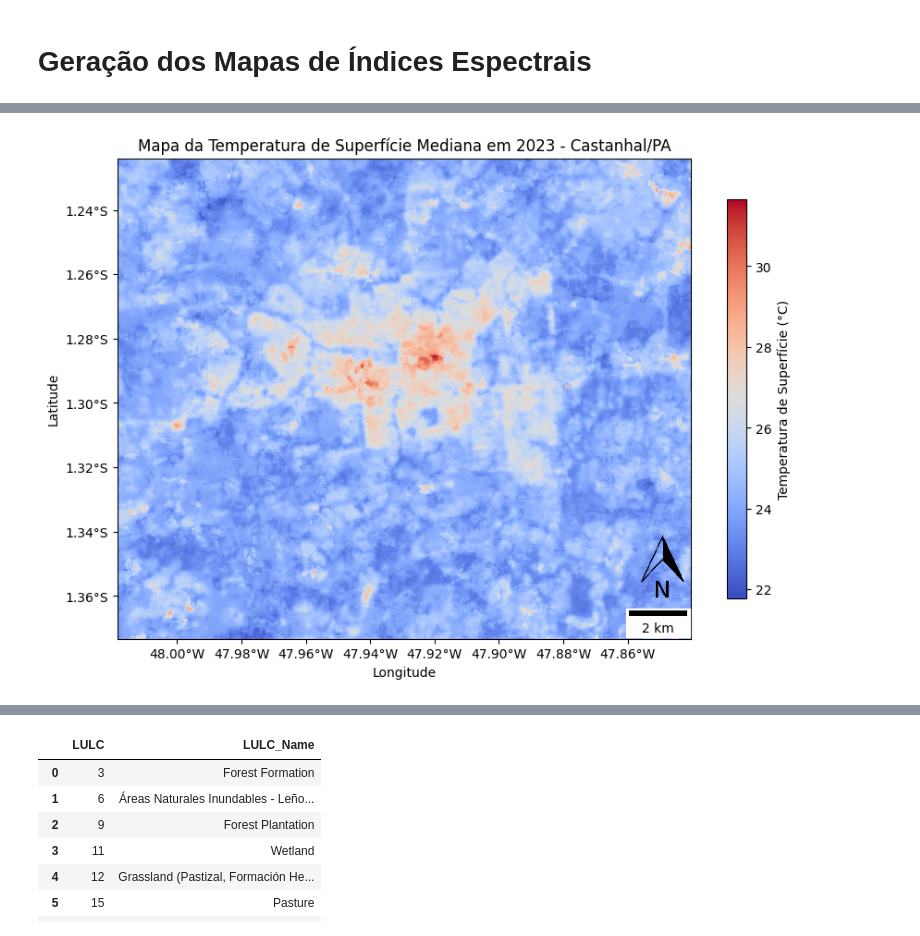
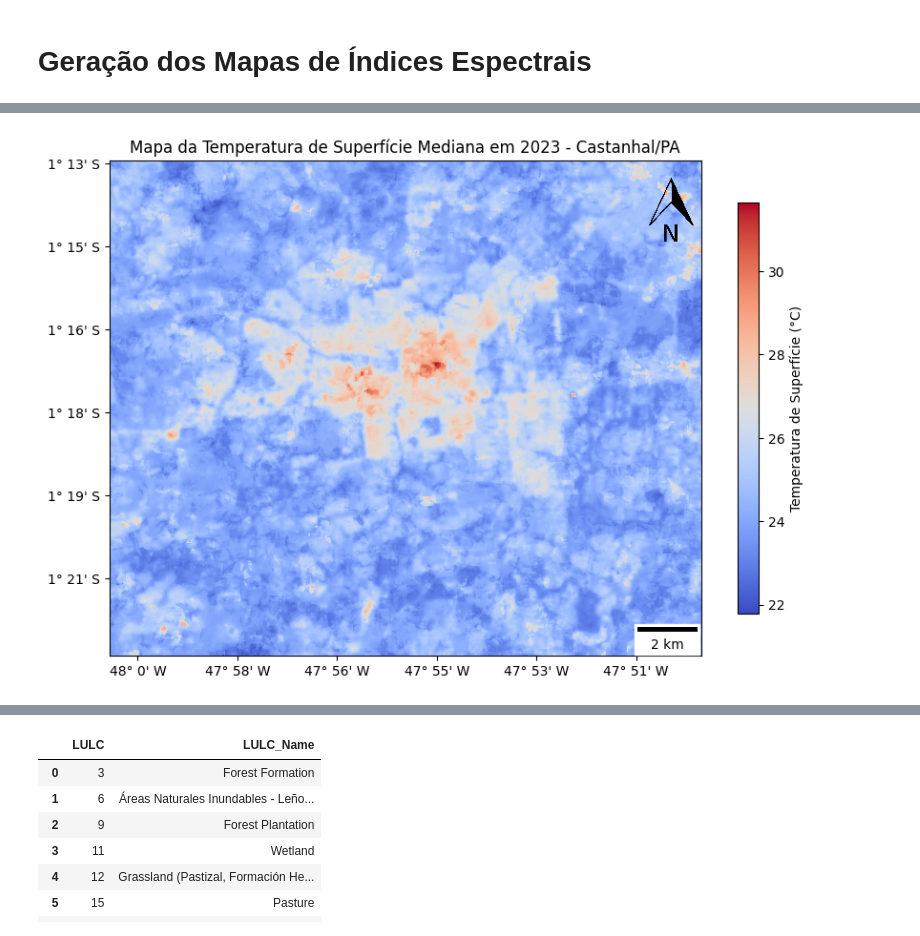
Before and after one commit to PHVGuimaraes-dev/RS_UHI_2023_Castanhal-PA, a Jupyter notebook: UHI_Castanhal_SBSR2025.ipynb, the cells around one changed output, grey strips where cells are left out. Saved outputs shown, nothing was run; the diff lists cells and outputs as text; code cells hidden in the pictures.

```diff
--- a/UHI_Castanhal_SBSR2025.ipynb
+++ b/UHI_Castanhal_SBSR2025.ipynb
@@ -51,3 +46,6 @@ metadata_file_path = os.path.join(dir_img, 'mtl_2023.json')
+# %%
+# Coordenadas delimitando a região de interesse
+cast_shp = [[-48.0185, -1.3733], [-48.0185, -1.2243], [-47.8405, -1.2243], [-47.8405, -1.3733]]
 # %% [markdown]
 # Obtenção de Imagem Mediana de 2023 do Landsat-8 na área de interesse pelo Google Earth Engine
 # %%
@@ -71,10 +60,5 @@ roi = ee.Geometry(geojson)
 # %%
-# ROI - Quadrado Urbano
-cast = [[-48.0185, -1.3733], [-48.0185, -1.2243], [-47.8405, -1.2243], [-47.8405, -1.3733]]
-# [[-48.07, -1.33], [-48.07, -1.25], [-47.87, -1.25], [-47.87, -1.33]]
-cast_bbox = (-48.0185,-1.3733,-47.8405,-1.2243)
-# (-48.07, -1.33, -47.87, -1.25)
-roi = ee.Geometry.Polygon(cast)
+roi = ee.Geometry.Polygon(cast_shp)
 # %%
 def maskL8sr(image):
 
@@ -170,9 +151,11 @@ with open(metadata_file_path, 'r') as file:
 # %%
 def spectral_indices_calculation(src, metadata):
 
+  # Geração dos Índices Espectrais a partir da imagem em Números Digitais (DN)
+
   toa_bands = {}
 
-  ## Conversão de Números Digitais (DN) para Refletância de Topo de Atmosfera
+  ## Conversão de DN para Refletância de Topo de Atmosfera - Bandas Opticas
 
   for i in range(1, 8):
         band_name = f'B{i}'
@@ -207,21 +190,17 @@ def spectral_indices_calculation(src, metadata):
 
   ## Temperatura de Brilho para Temperatura de Superfície (LST)
 
-  w = 11.5e-6 # Comprimento médio da Onda Termal (11.5 micrômetros)
+  w = 11.5e-6 # Comprimento médio da Onda Termal
   p = 1.438e-2 # Constante
   toa_bands['LST'] = (bt / (1 + w * bt * np.log(em) / p)) - 273.15
 
-  ## Outros Índices Espectrais
+  ## Índices Espectrais EVI e UI
 
   blue = toa_bands['B2']
-  green = toa_bands['B3']
-  swir1 = toa_bands['B6']
   swir2 = toa_bands['B7']
 
-  toa_bands['mNDWI'] = (green - nir) / (green + nir) # modified ND Water Index
-  toa_bands['EVI'] = 2.5*(nir - red) / (nir + 6*red - 7.5*blue + 1) # enhanced vegetation index
-  toa_bands['BI'] = ((swir1+red)-(nir+blue)) / ((swir1+red)+(nir+blue)) # bare soil index
-  toa_bands['UI'] = (swir2 - nir) / (swir2 + nir) # urban index
+  toa_bands['EVI'] = 2.5*(nir - red) / (nir + 6*red - 7.5*blue + 1)
+  toa_bands['UI'] = (swir2 - nir) / (swir2 + nir)
 
   return toa_bands
 # %%
@@ -331,32 +299,28 @@ plt.show()
 # %%
 plt.figure(figsize=(10, 8))
 img = plt.imshow(bands_2023['LST'], cmap='coolwarm', extent=extent, origin='upper')
 plt.colorbar(img, label='Temperatura de Superfície (°C)', shrink=0.7)
-plt.xlabel("Longitude")
-plt.ylabel("Latitude")
+#plt.xlabel("Longitude")
+#plt.ylabel("Latitude")
 
-# Apply the custom formatters to the axes
 plt.gca().xaxis.set_major_formatter(FuncFormatter(format_longitude))
 plt.gca().yaxis.set_major_formatter(FuncFormatter(format_latitude))
 
+plt.gca().xaxis.set_major_locator(MaxNLocator(6))
+plt.gca().yaxis.set_major_locator(MaxNLocator(6))
+
 # Add a scale bar using the calculated distance for one degree of longitude
-scalebar = ScaleBar(distance_meters, units="m", dimension="si-length", location='lower right')
 plt.gca().add_artist(scalebar)
-
-# Optional: add a textbox with image information
-#textstr = f"Resolution: {res[0]} x {res[1]} meters\nBand: {n_bands} bands\nCRS: {crs}"
-#props = dict(boxstyle='round', facecolor='white', alpha=0.8)
-#plt.gca().text(0.02, 0.98, textstr, transform=plt.gca().transAxes, fontsize=10, verticalalignment='top', bbox=props)
 
 # Seta Norte
 img = plt.imread(f"{dir_img}/north_arrow.png")
 imagebox = OffsetImage(img, zoom=0.020)
-ab = AnnotationBbox(imagebox, (0.95, 0.15), frameon=False, xycoords='axes fraction')
+ab = AnnotationBbox(imagebox, (0.95, 0.90), frameon=False, xycoords='axes fraction')
 plt.gca().add_artist(ab)
 
 # Display the plot
 plt.title("Mapa da Temperatura de Superfície Mediana em 2023 - Castanhal/PA")
 plt.savefig(f'{dir_img}/LST_Map_Median_2023_Cast-PA.jpeg', bbox_inches='tight', format='jpeg', dpi=300)
 plt.show()
 # %% [output]
-[figure, old version]
+[figure, new version]
```
Also changed, not shown: parts of 41 cells of this notebook.
